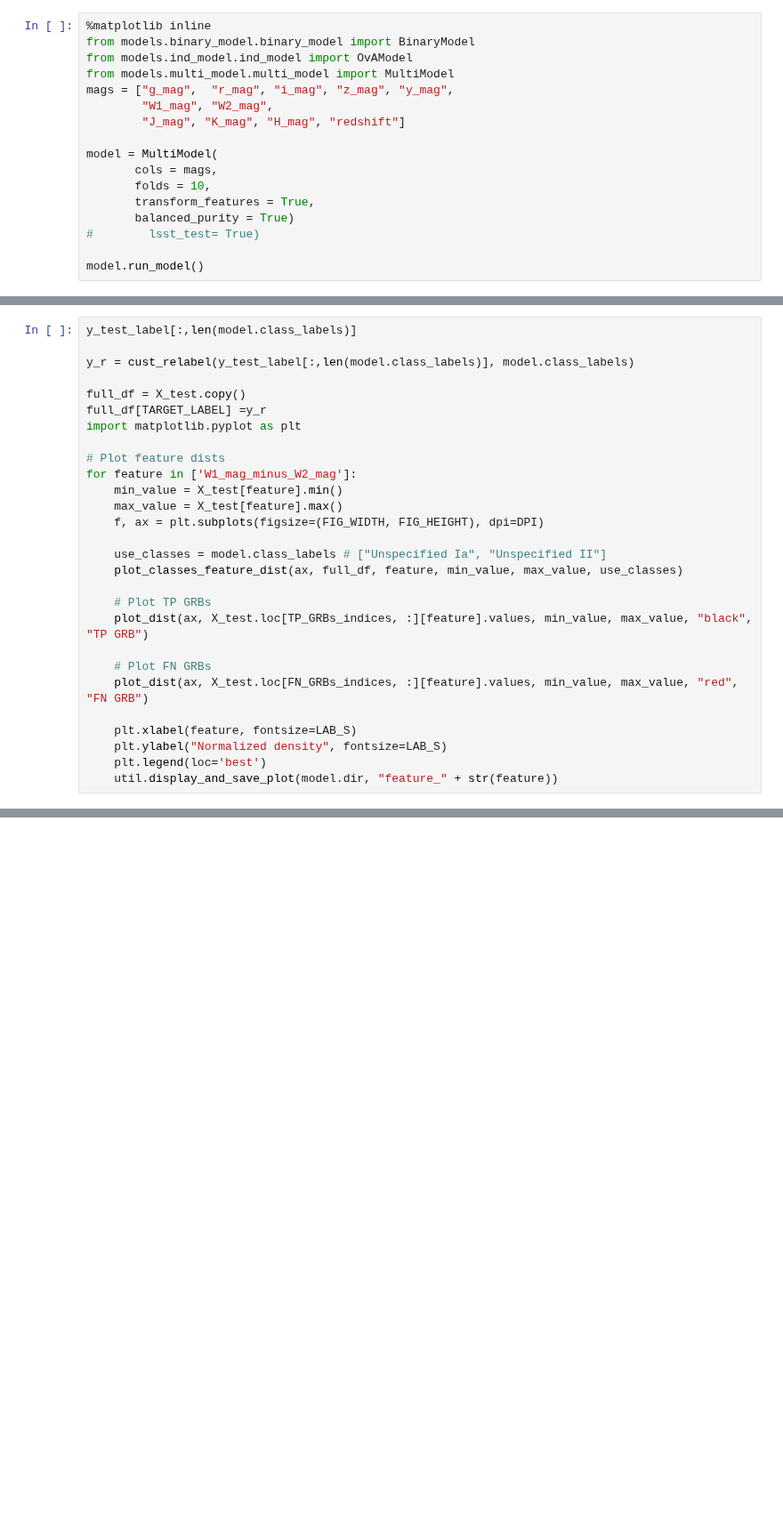
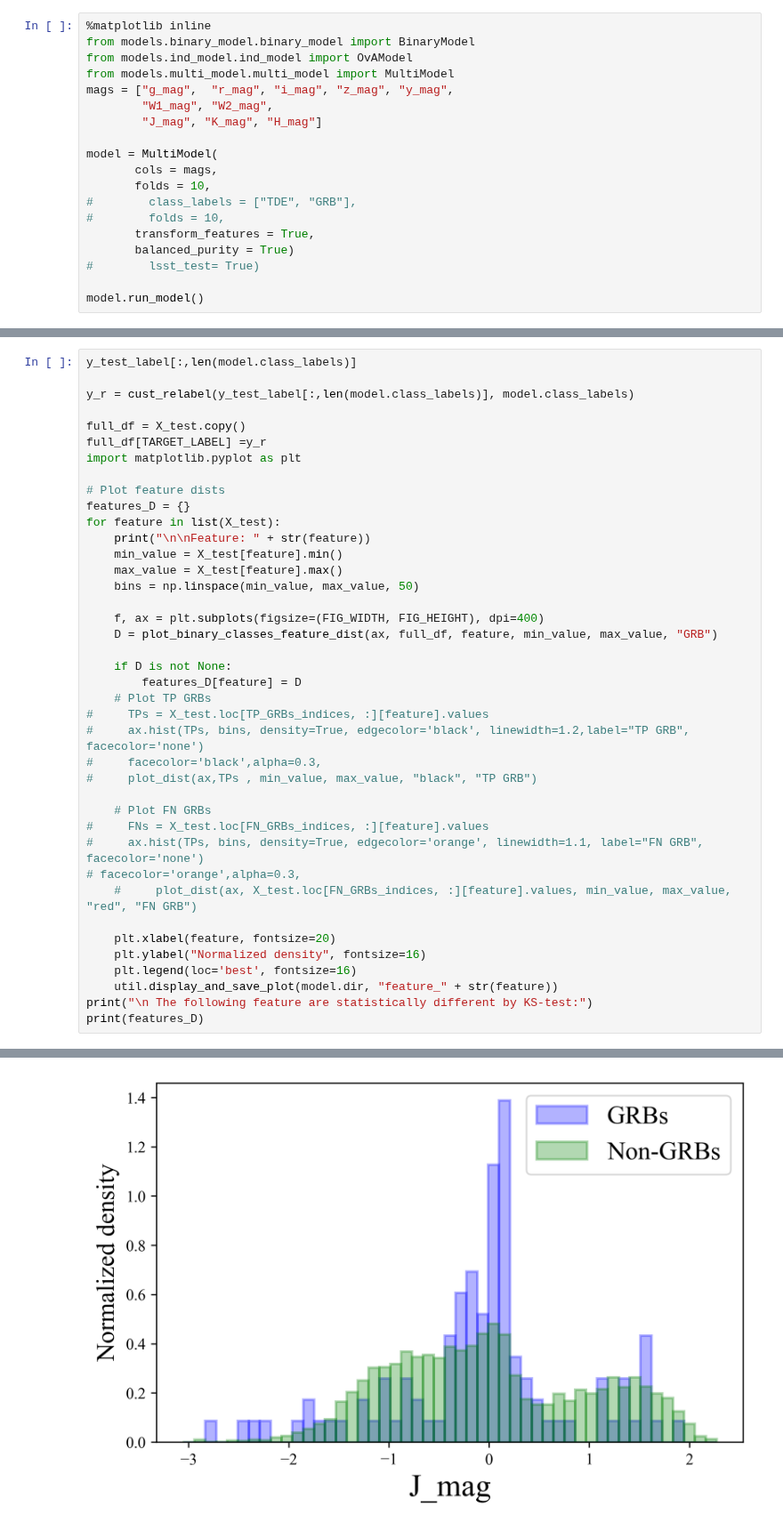
Before and after one commit to marinakiseleva/thex_model, a Jupyter notebook: notebooks/GRB Exploration.ipynb, the cells around one changed output, grey strips where cells are left out. Shown at 89% size. Cells and saved outputs as stored; diff of their text form; blank space fills up the shorter version.

```diff
--- a/notebooks/GRB Exploration.ipynb
+++ b/notebooks/GRB Exploration.ipynb
@@ -5,11 +5,13 @@ from models.ind_model.ind_model import OvAModel
 from models.multi_model.multi_model import MultiModel
 mags = ["g_mag",  "r_mag", "i_mag", "z_mag", "y_mag",
         "W1_mag", "W2_mag",
-        "J_mag", "K_mag", "H_mag", "redshift"]
+        "J_mag", "K_mag", "H_mag"]
 
 model = MultiModel(
        cols = mags,
        folds = 10,
+#        class_labels = ["TDE", "GRB"],
+#        folds = 10,
        transform_features = True,
        balanced_purity = True)
 #        lsst_test= True)
@@ -102,21 +181,34 @@ full_df[TARGET_LABEL] =y_r
 import matplotlib.pyplot as plt
 
 # Plot feature dists
-for feature in ['W1_mag_minus_W2_mag']:
+features_D = {}
+for feature in list(X_test):
+    print("\n\nFeature: " + str(feature))
     min_value = X_test[feature].min()
     max_value = X_test[feature].max()
-    f, ax = plt.subplots(figsize=(FIG_WIDTH, FIG_HEIGHT), dpi=DPI)
+    bins = np.linspace(min_value, max_value, 50)
 
-    use_classes = model.class_labels # ["Unspecified Ia", "Unspecified II"]
-    plot_classes_feature_dist(ax, full_df, feature, min_value, max_value, use_classes)
+    f, ax = plt.subplots(figsize=(FIG_WIDTH, FIG_HEIGHT), dpi=400)
+    D = plot_binary_classes_feature_dist(ax, full_df, feature, min_value, max_value, "GRB")
 
+    if D is not None:
+        features_D[feature] = D
     # Plot TP GRBs
-    plot_dist(ax, X_test.loc[TP_GRBs_indices, :][feature].values, min_value, max_value, "black", "TP GRB")
+#     TPs = X_test.loc[TP_GRBs_indices, :][feature].values
+#     ax.hist(TPs, bins, density=True, edgecolor='black', linewidth=1.2,label="TP GRB", facecolor='none')
+#     facecolor='black',alpha=0.3,
+#     plot_dist(ax,TPs , min_value, max_value, "black", "TP GRB")
 
     # Plot FN GRBs
-    plot_dist(ax, X_test.loc[FN_GRBs_indices, :][feature].values, min_value, max_value, "red", "FN GRB")
+#     FNs = X_test.loc[FN_GRBs_indices, :][feature].values
+#     ax.hist(TPs, bins, density=True, edgecolor='orange', linewidth=1.1, label="FN GRB", facecolor='none')
+# facecolor='orange',alpha=0.3,
+    #     plot_dist(ax, X_test.loc[FN_GRBs_indices, :][feature].values, min_value, max_value, "red", "FN GRB")
 
-    plt.xlabel(feature, fontsize=LAB_S)
-    plt.ylabel("Normalized density", fontsize=LAB_S)
-    plt.legend(loc='best')
+    plt.xlabel(feature, fontsize=20)
+    plt.ylabel("Normalized density", fontsize=16)
+    plt.legend(loc='best', fontsize=16)
     util.display_and_save_plot(model.dir, "feature_" + str(feature))
+print("\n The following feature are statistically different by KS-test:")
+print(features_D)
+# %% [output]
@@ -122,0 +216 @@ for feature in ['W1_mag_minus_W2_mag']:
+[figure, added]
```
Also changed, not shown: parts of 18 cells of this notebook.
